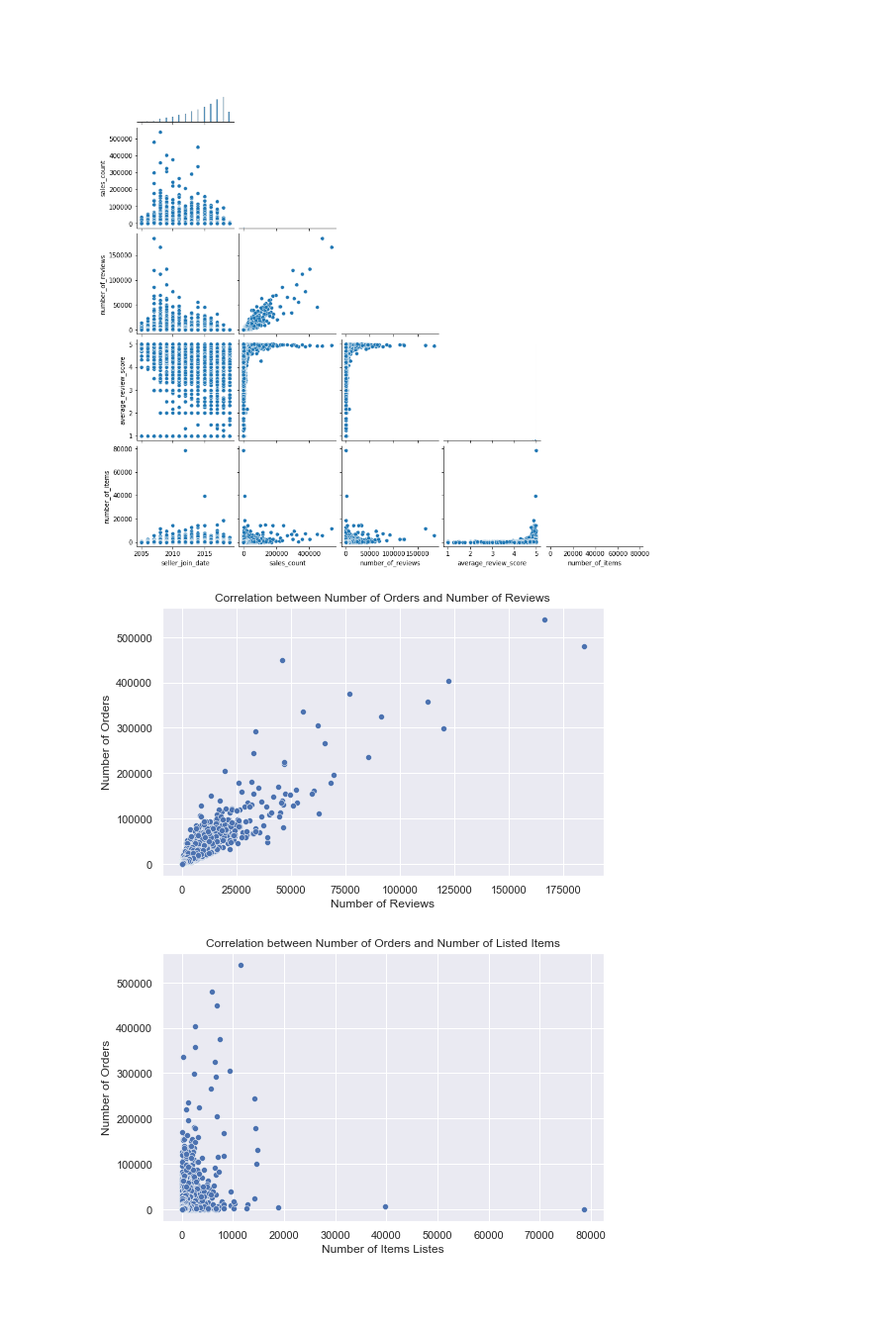
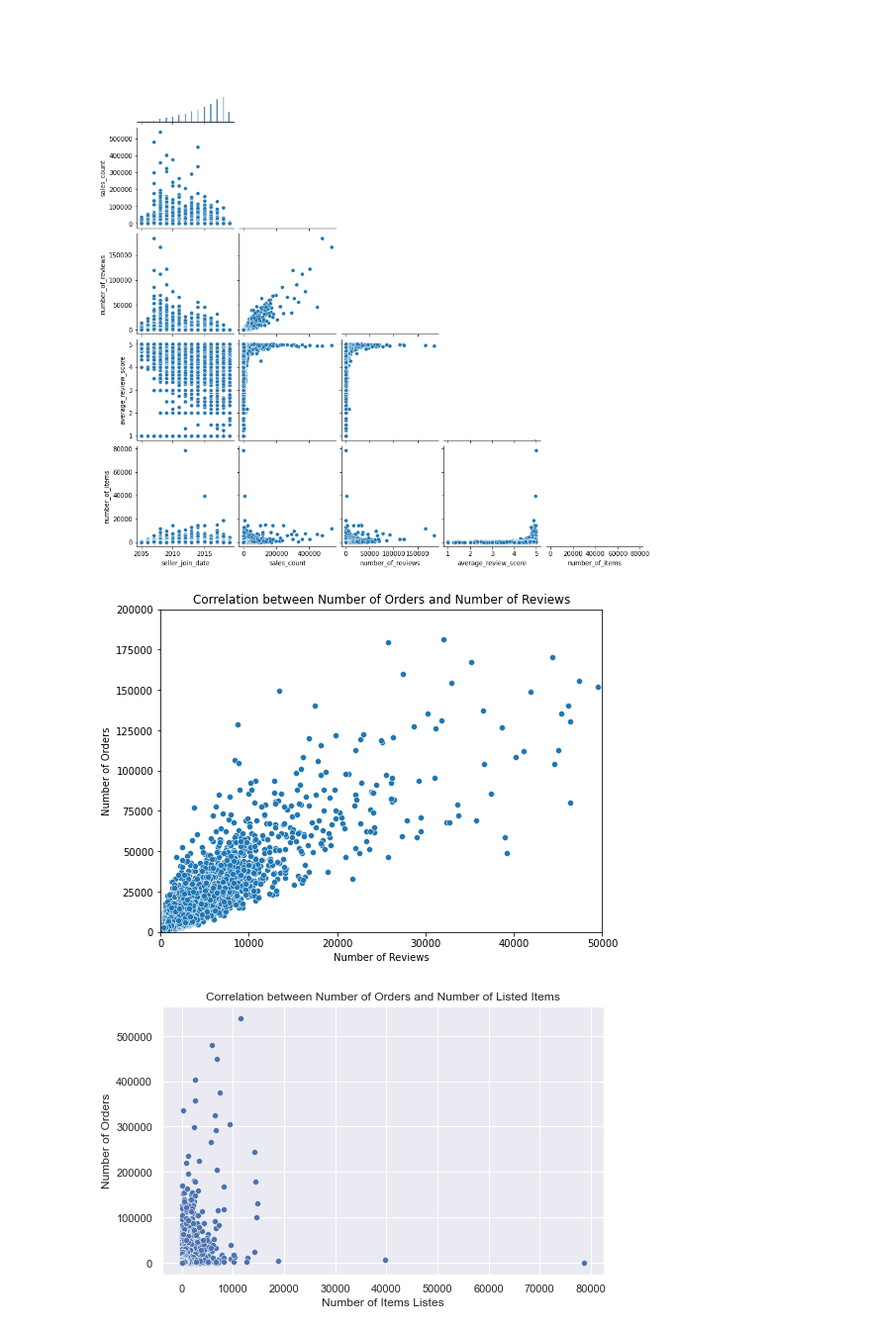
Before and after one commit to SB-Team-1/DSI---Data---Models, a Jupyter notebook: EDA/EDA_reviews_data.ipynb, the cells around one changed output. Shown at 99% size. Saved outputs shown, nothing was run; the diff lists cells and outputs as text; code cells hidden in the pictures; blank space fills up the shorter version.

```diff
--- a/EDA/EDA_reviews_data.ipynb
+++ b/EDA/EDA_reviews_data.ipynb
@@ -79,14 +79,16 @@ sns.pairplot(df, corner = True);
 # %% [output]
 [figure]
 # %%
-fig, ax = plt.subplots(figsize = (8, 5))
+fig, ax = plt.subplots(figsize = (8, 6))
 sns.scatterplot(data=df, x="number_of_reviews", y="sales_count")
 plt.title('Correlation between Number of Orders and Number of Reviews')
+plt.xlim(0, 50_000)
+plt.ylim(0, 200_000)
 plt.xlabel('Number of Reviews')
 plt.ylabel('Number of Orders')
-plt.show();
+plt.savefig('EDA/charts/Correlation of Orders and Reviews');
 # %% [output]
-[figure, old version]
+[figure, new version]
 # %%
 fig, ax = plt.subplots(figsize = (8, 5))
 sns.scatterplot(data=df, x="number_of_items", y="sales_count")
```
Also changed, not shown: 4 other files.
